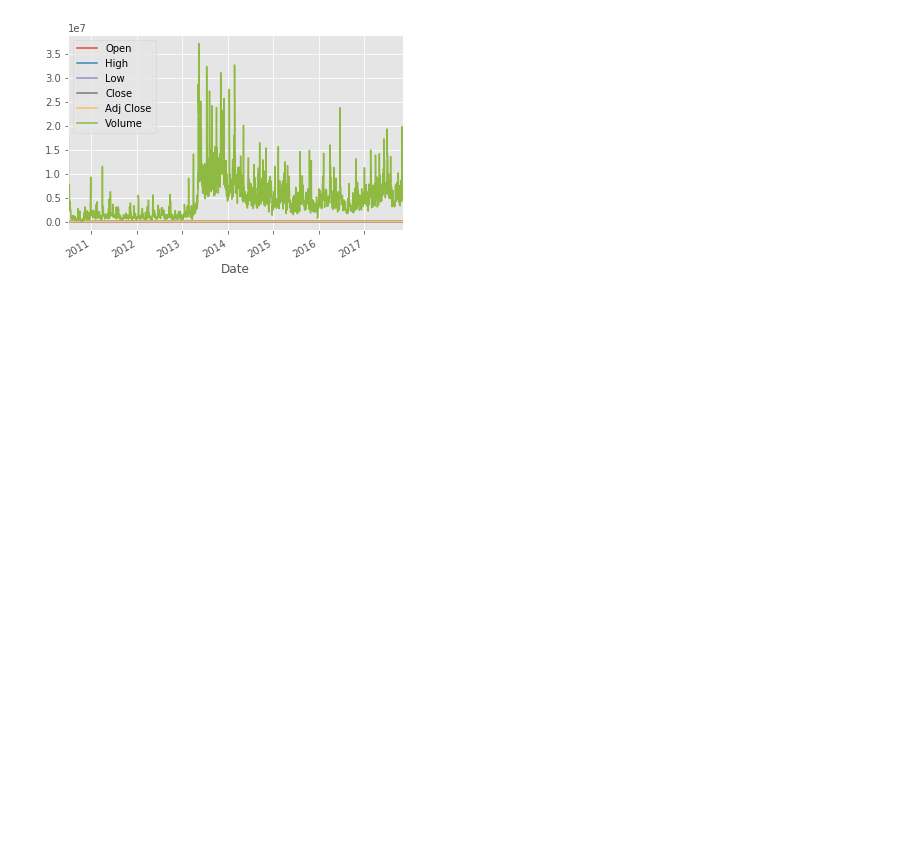
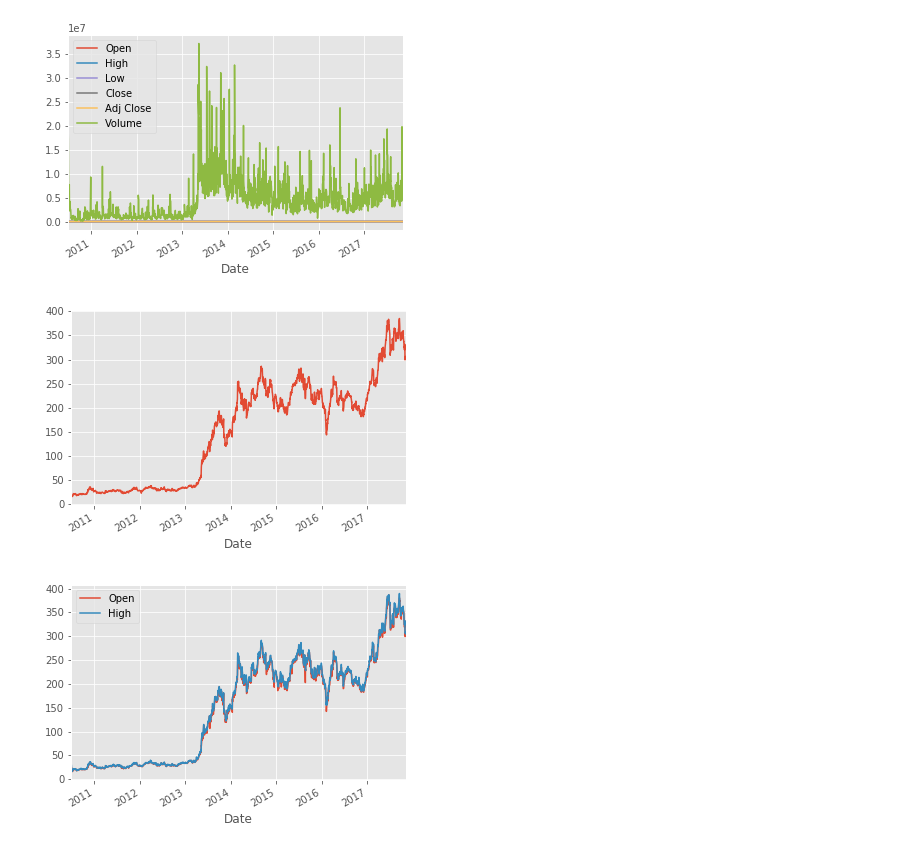
Before and after one commit to naashonomics/stockswithpython, a Jupyter notebook: csv_to_chart_plotter.ipynb, the cells around one changed output. Cells and saved outputs as stored; diff of their text form; code cells hidden in the pictures; blank space fills up the shorter version.

```diff
--- a/csv_to_chart_plotter.ipynb
+++ b/csv_to_chart_plotter.ipynb
@@ -1,13 +1,22 @@
 # %%
 import datetime as dt
 import matplotlib.pyplot as plt
 from matplotlib import style
 import pandas as pd
 import pandas_datareader.data as web
 
 style.use('ggplot')
 df=pd.read_csv('tsla',parse_dates= True, index_col=0)
 df.plot()
 plt.show()
+
+df['Adj Close'].plot()
+plt.show()
+
+
+df[['Open','High']].plot()
+plt.show()
 # %% [output]
 [figure]
+[figure, added]
+[figure, added]
```
